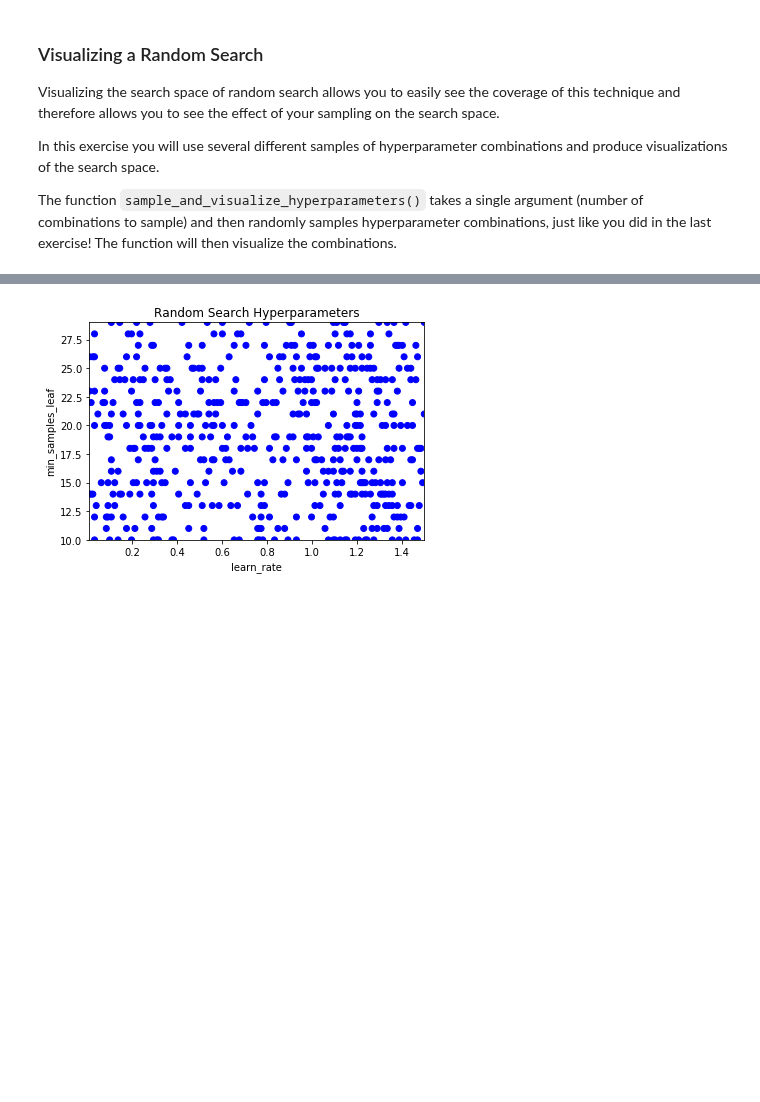
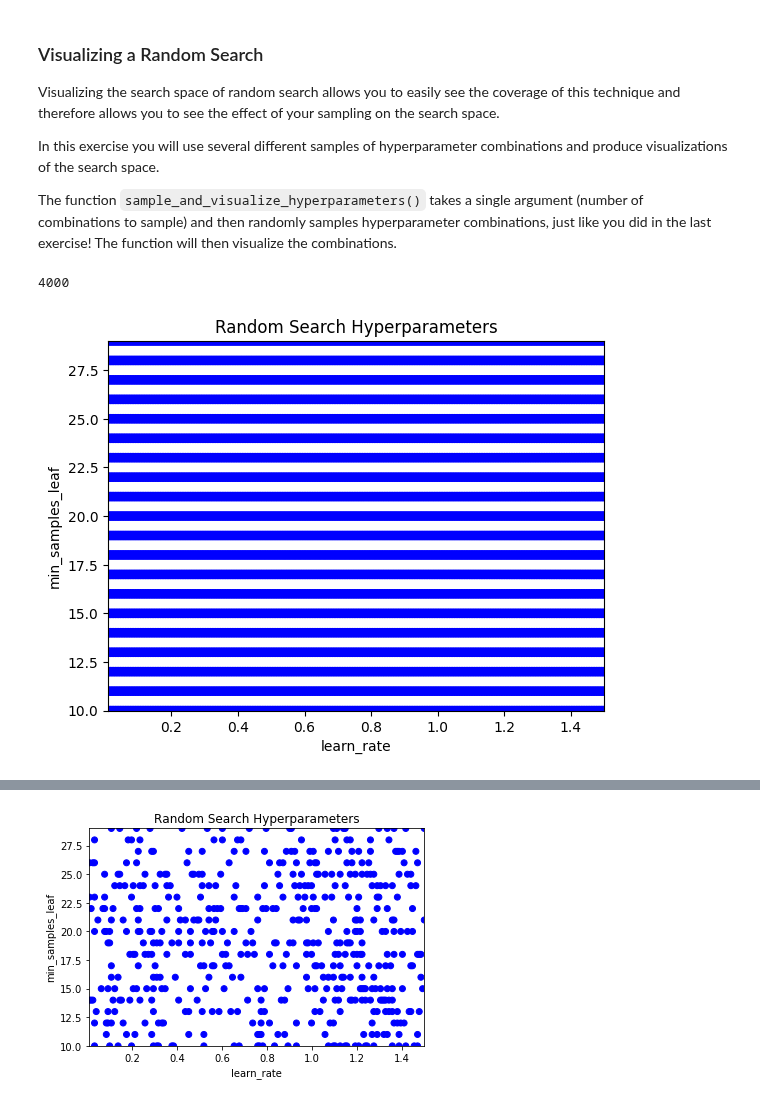
Before and after one commit to yeisonmontoya1815/Course-Machine-Learning-Python, a Jupyter notebook: 14. Hyperparameter Tuning in Python/14. Hyperparameter Tuning in Python.ipynb, the cells around one changed output, grey strips where cells are left out. Saved outputs shown, nothing was run; the diff lists cells and outputs as text; code cells hidden in the pictures; blank space fills up the shorter version.

```diff
--- a/14. Hyperparameter Tuning in Python/14. Hyperparameter Tuning in Python.ipynb
+++ b/14. Hyperparameter Tuning in Python/14. Hyperparameter Tuning in Python.ipynb
@@ -696,6 +662,20 @@ def sample_and_visualize_hyperparameters(n_samples):
     plt.gca().set(xlabel='learn_rate', ylabel='min_samples_leaf', title='Random Search Hyperparameters')
     plt.gca().set_xlim([0.01, 1.5])
     plt.gca().set_ylim([10, 29])
+# %%
+# Confirm how many hyperparameter combinations & print
+number_combs = len(combinations_list)
+print(number_combs)
+
+# Sample and visualise specified combinations
+for x in [50, 500, 1500]:
+    sample_and_visualize_hyperparameters(x)
+
+# Sample all the hyperparameter combinations & visualise
+sample_and_visualize_hyperparameters(number_combs)
+# %% [output]
+4000
+[figure, added]
 # %%
 # Create a list of values for the learning_rate hyperparameter
 learn_rate_list = list(np.linspace(0.01, 1.5, 200))
```
Also changed, not shown: parts of 35 cells of this notebook.
